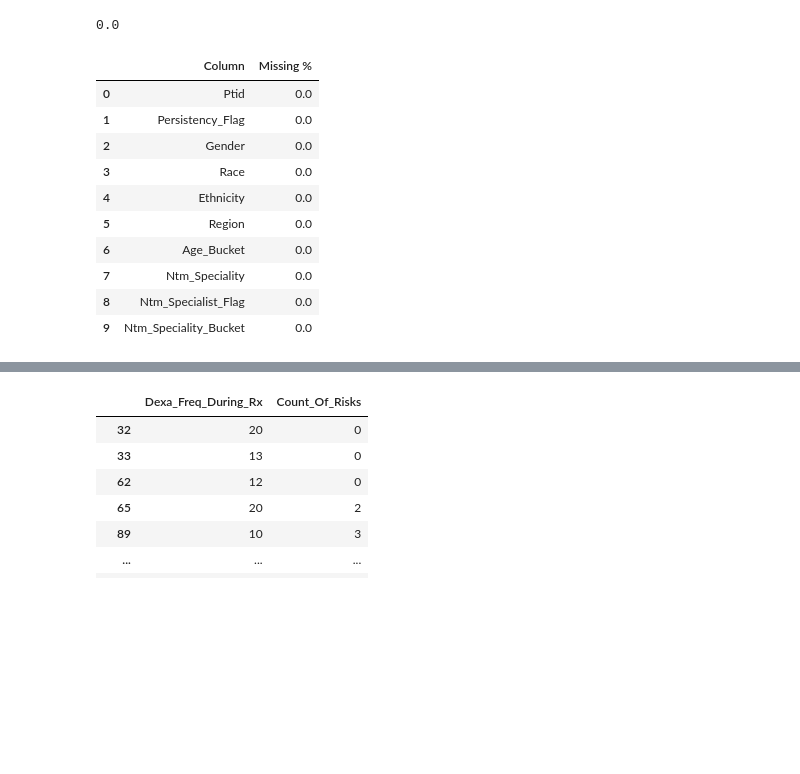
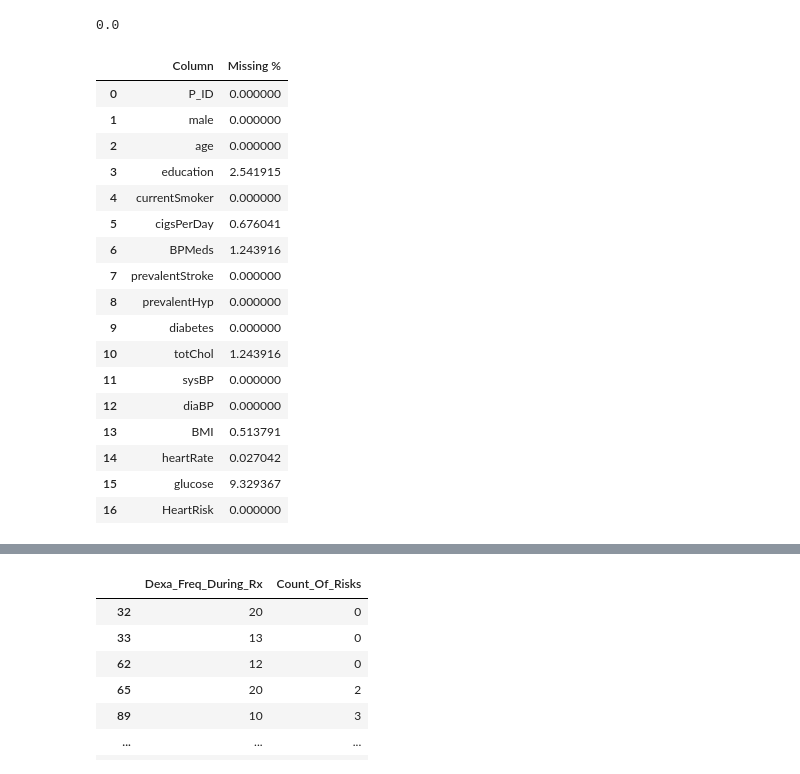
Before and after one commit to Nitin-Diwakar/Case-Study-Data-scientist-Challenge_dataset_Persistent_Non_Persistent, a Jupyter notebook: Untitled.ipynb, the cells around one changed output, grey strips where cells are left out. Saved outputs shown, nothing was run; the diff lists cells and outputs as text; code cells hidden in the pictures; blank space fills up the shorter version.

```diff
--- a/Untitled.ipynb
+++ b/Untitled.ipynb
@@ -2,7 +2,7 @@
 import pandas as pd
 import numpy as np
 # %%
-df = pd.read_csv("dataset.csv")
+df = pd.read_excel("Dataset Heart Risk.xlsx")
 # %%
 df.shape
 # %% [output]
@@ -10,5 +10,5 @@ df.shape
 # %%
-pd.set_option("display.max_columns",69)
+pd.set_option("display.max_columns",17)
 # %%
 df
 # %% [output]
@@ -47,19 +47,26 @@ for y in df.columns:
     data = {'Column':y,'Missing %': mis}
     df_missing = df_missing.append(data,ignore_index=True)
 # %%
-df_missing.head(10)
+df_missing
 # %% [output]
 |  | Column | Missing % |
-| 0 | Ptid | 0.0 |
-| 1 | Persistency_Flag | 0.0 |
-| 2 | Gender | 0.0 |
-| 3 | Race | 0.0 |
-| 4 | Ethnicity | 0.0 |
-| 5 | Region | 0.0 |
-| 6 | Age_Bucket | 0.0 |
-| 7 | Ntm_Speciality | 0.0 |
-| 8 | Ntm_Specialist_Flag | 0.0 |
-| 9 | Ntm_Speciality_Bucket | 0.0 |
+| 0 | P_ID | 0.000000 |
+| 1 | male | 0.000000 |
+| 2 | age | 0.000000 |
+| 3 | education | 2.541915 |
+| 4 | currentSmoker | 0.000000 |
+| 5 | cigsPerDay | 0.676041 |
+| 6 | BPMeds | 1.243916 |
+| 7 | prevalentStroke | 0.000000 |
+| 8 | prevalentHyp | 0.000000 |
+| 9 | diabetes | 0.000000 |
+| 10 | totChol | 1.243916 |
+| 11 | sysBP | 0.000000 |
+| 12 | diaBP | 0.000000 |
+| 13 | BMI | 0.513791 |
+| 14 | heartRate | 0.027042 |
+| 15 | glucose | 9.329367 |
+| 16 | HeartRisk | 0.000000 |
 # %%
 from scipy import stats
 # %%
```
Also changed, not shown: parts of 11 cells of this notebook.
